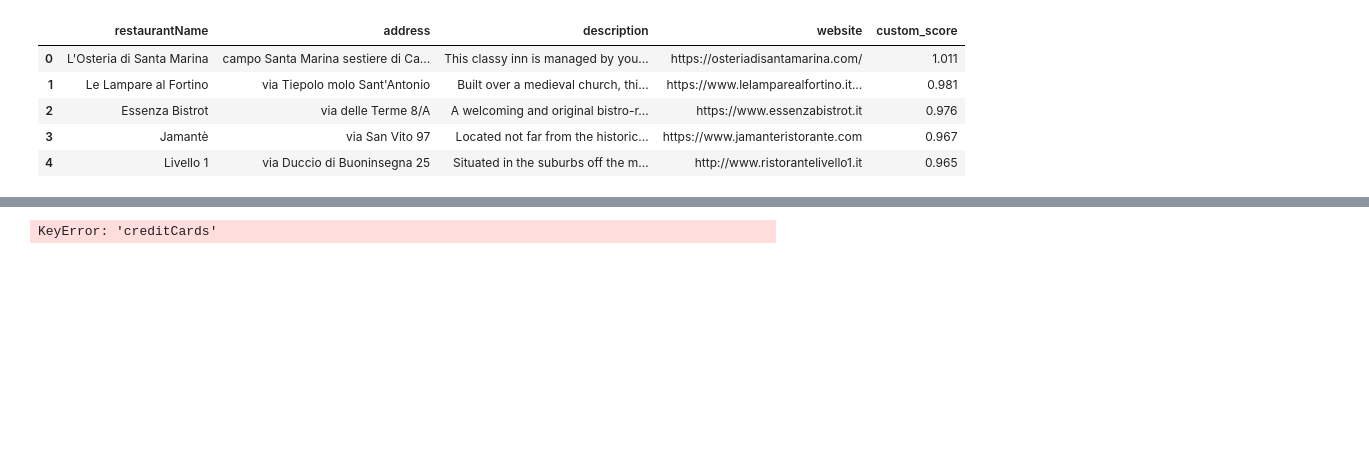
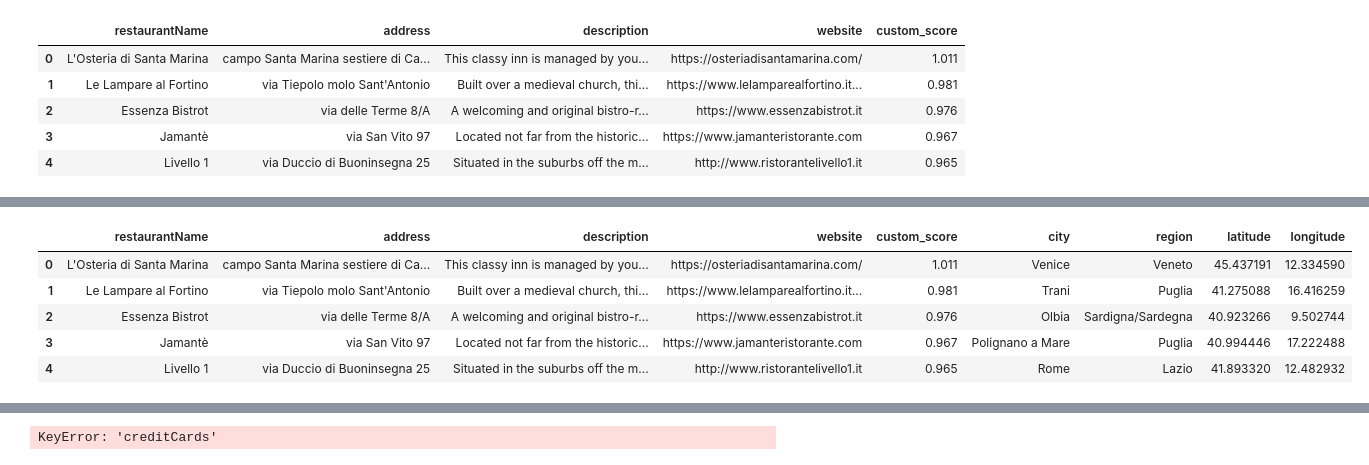
Before and after one commit to SimoneMantero/ADM-HW3, a Jupyter notebook: main.ipynb, the cells around one changed output, grey strips where cells are left out. Saved outputs shown, nothing was run; the diff lists cells and outputs as text; code cells hidden in the pictures; blank space fills up the shorter version.

```diff
--- a/main.ipynb
+++ b/main.ipynb
@@ -457,0 +699,6 @@ display(results_df)
+# %%
+# adding for convenience, to the original dataframe, latitude and longitude separately
+df[['latitude', 'longitude']] = df['coordinates'].apply(pd.Series)
+df.insert(df.columns.get_loc('coordinates') + 1, 'latitude', df.pop('latitude'))
+df.insert(df.columns.get_loc('coordinates') + 2, 'longitude', df.pop('longitude'))
+#df
@@ -457,0 +714,19 @@ display(results_df)
+# %%
+# ...and for plotting, we need for each restaurant, his city, region, latitude and longitude
+df_top_k = pd.merge(results_df, df, on='restaurantName', how='left')
+
+# keeps only one of duplicates columns and renames it
+df_top_k = df_top_k.drop(columns=['address_y', 'description_y', 'website_y'])
+df_top_k = df_top_k.rename(columns={'address_x': 'address', 'description_x': 'description', 'website_x': 'website'})
+
+# keeps only the columns of interest
+df_top_k = df_top_k[['restaurantName', 'address', 'description', 'website', 'custom_score', 'city', 'region', 'latitude', 'longitude']]
+
+df_top_k
+# %% [output]
+|  | restaurantName | address | description | website | custom_score | city | region | latitude | longitude |
+| 0 | L'Osteria di Santa Marina | campo Santa Marina sestiere di Ca... | This classy inn is managed by you... | https://osteriadisantamarina.com/ | 1.011 | Venice | Veneto | 45.437191 | 12.334590 |
+| 1 | Le Lampare al Fortino | via Tiepolo molo Sant'Antonio | Built over a medieval church, thi... | https://www.lelamparealfortino.it... | 0.981 | Trani | Puglia | 41.275088 | 16.416259 |
+| 2 | Essenza Bistrot | via delle Terme 8/A | A welcoming and original bistro-r... | https://www.essenzabistrot.it | 0.976 | Olbia | Sardigna/Sardegna | 40.923266 | 9.502744 |
+| 3 | Jamantè | via San Vito 97 | Located not far from the historic... | https://www.jamanteristorante.com | 0.967 | Polignano a Mare | Puglia | 40.994446 | 17.222488 |
+| 4 | Livello 1 | via Duccio di Buoninsegna 25 | Situated in the suburbs off the m... | http://www.ristorantelivello1.it | 0.965 | Rome | Lazio | 41.893320 | 12.482932 |
```
Also changed, not shown: parts of 39 cells of this notebook, 5 other files.
